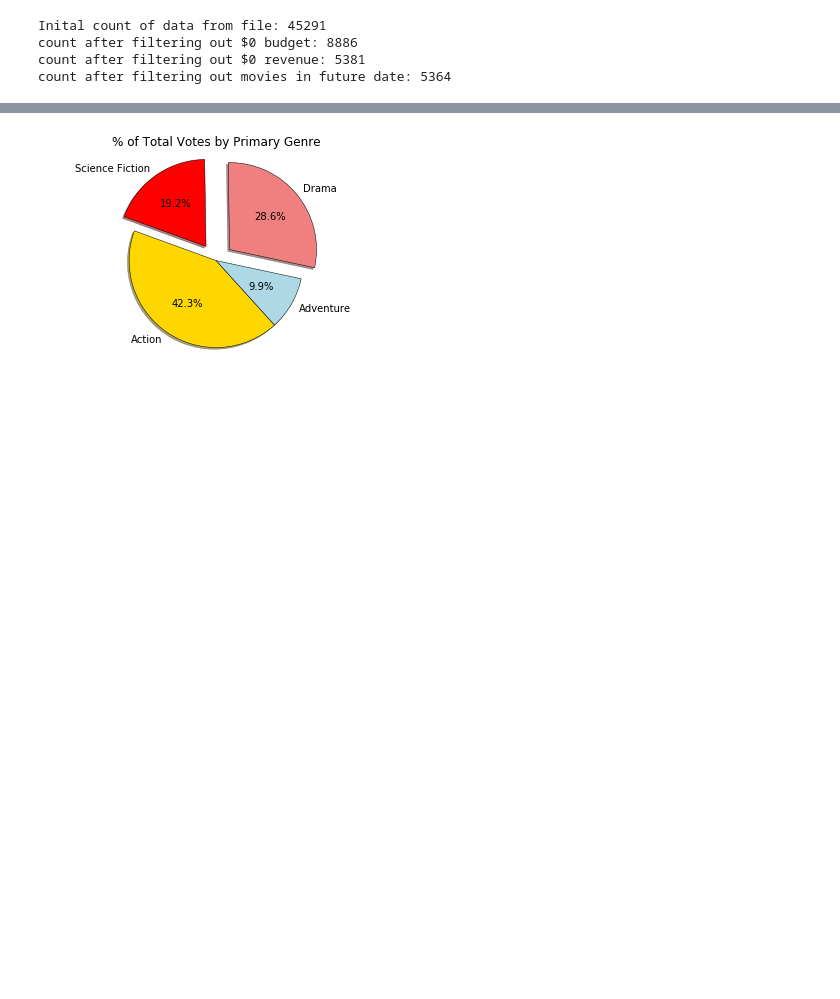
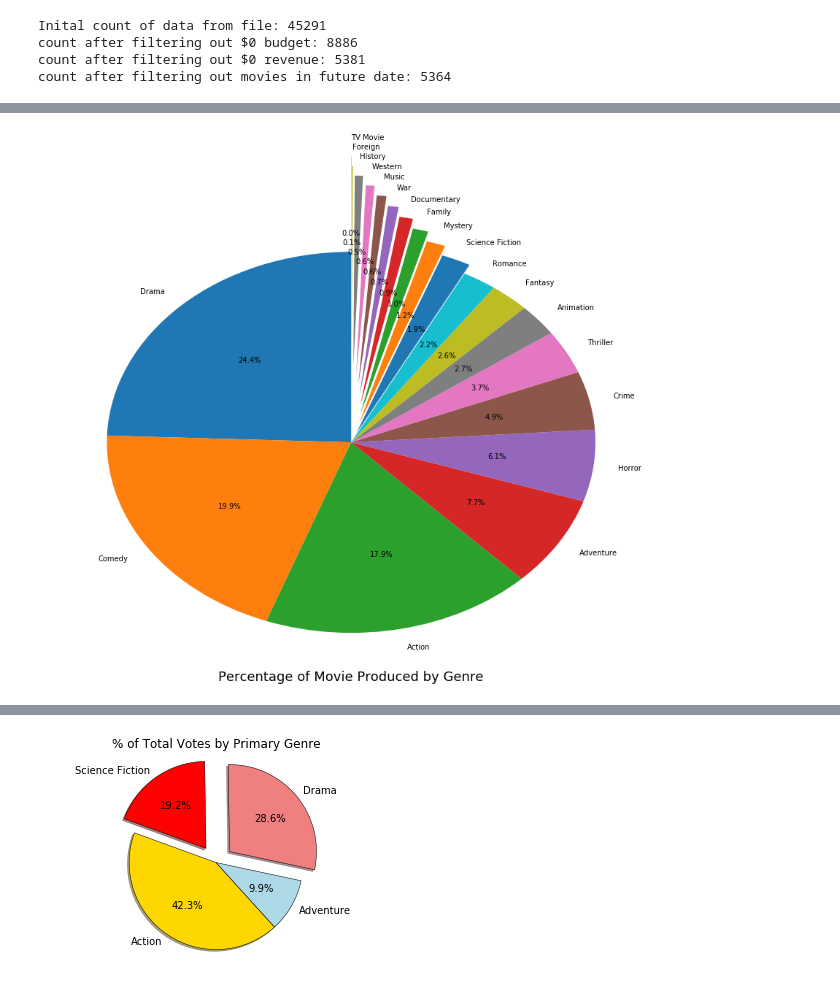
Before and after one commit to sarahshelden/Project1DataScience, a Jupyter notebook: movies.ipynb, the cells around one changed output, grey strips where cells are left out. Saved outputs shown, nothing was run; the diff lists cells and outputs as text; code cells hidden in the pictures; blank space fills up the shorter version.

```diff
--- a/movies.ipynb
+++ b/movies.ipynb
@@ -68,0 +149,18 @@ print(clean_movie_data_df[['net_loss_profit','Primary Genre', 'release_year', 't
+# %%
+# pie plot to display the percentage of movies produced by Genre
+title_list = reduced_data_genre_df["Primary Genre"].value_counts().index.tolist()
+value_list = (((genre_counts_df["Primary Genre"]/reduced_data_genre_df["Primary Genre"].count())*100).round(2)).tolist()
+
+fig1, ax1 = plt.subplots(figsize=(15,12))
+
+explode = (0.0, 0.0, 0.0, 0.0, 0.0, 0.0, 0.0, 0.0, 0.0, 0.0,
+           0.05, 0.1,0.15,0.2,0.25,0.3,0.35,0.4,0.45,0.5)
+ax1.pie(value_list, labels=title_list, explode = explode, autopct='%1.1f%%',
+        startangle=90)
+
+
+plt.title("Percentage of Movie Produced by Genre", y=-0.01, fontsize = 18)
+
+plt.show()
+# %% [output]
+[figure, added]
```
Also changed, not shown: parts of 38 cells of this notebook.
